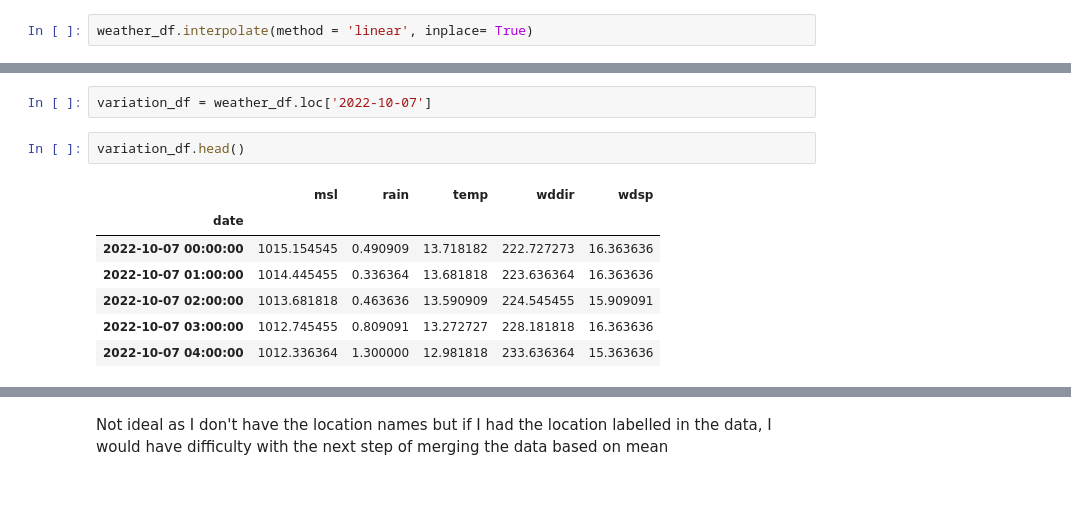
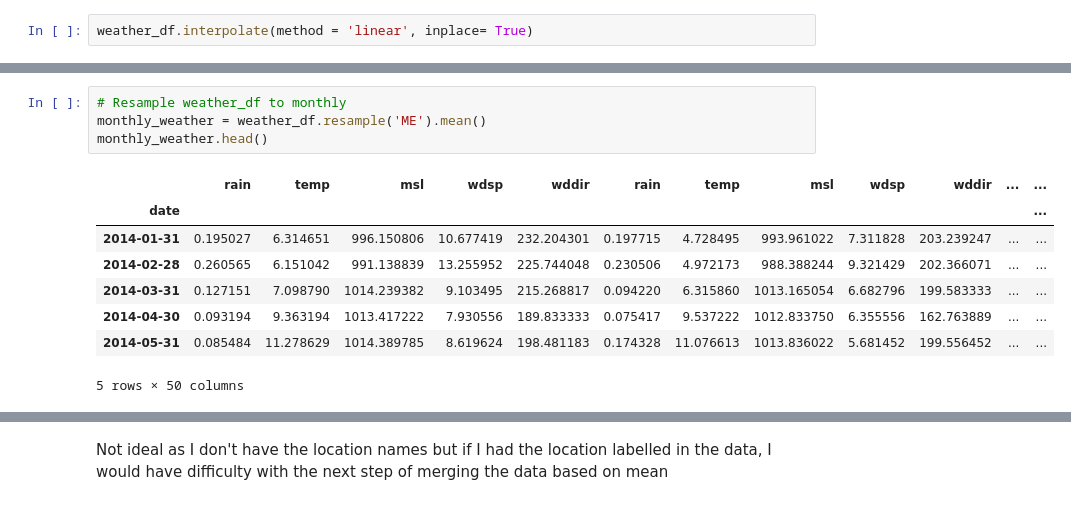
Before and after one commit to IreneKilgannon/PFDA, a Jupyter notebook: PFDA-project/wind.ipynb, the cells around one changed output, grey strips where cells are left out. Saved outputs shown, nothing was run; the diff lists cells and outputs as text.

```diff
--- a/PFDA-project/wind.ipynb
+++ b/PFDA-project/wind.ipynb
@@ -442,12 +410,13 @@ Name: 2021-02-06 23:00:00, dtype: float64
-# %%
-variation_df = weather_df.loc['2022-10-07']
-# %%
-variation_df.head()
-# %% [output]
-|  | msl | rain | temp | wddir | wdsp |
-| date |  |  |  |  |  |
-| 2022-10-07 00:00:00 | 1015.154545 | 0.490909 | 13.718182 | 222.727273 | 16.363636 |
-| 2022-10-07 01:00:00 | 1014.445455 | 0.336364 | 13.681818 | 223.636364 | 16.363636 |
-| 2022-10-07 02:00:00 | 1013.681818 | 0.463636 | 13.590909 | 224.545455 | 15.909091 |
-| 2022-10-07 03:00:00 | 1012.745455 | 0.809091 | 13.272727 | 228.181818 | 16.363636 |
-| 2022-10-07 04:00:00 | 1012.336364 | 1.300000 | 12.981818 | 233.636364 | 15.363636 |
+# %%
+# Resample weather_df to monthly
+monthly_weather = weather_df.resample('ME').mean()
+monthly_weather.head()
+# %% [output]
+|  | rain | temp | msl | wdsp | wddir | rain | temp | msl | wdsp | wddir | ... | ... |
+| date |  |  |  |  |  |  |  |  |  |  |  | ... |
+| 2014-01-31 | 0.195027 | 6.314651 | 996.150806 | 10.677419 | 232.204301 | 0.197715 | 4.728495 | 993.961022 | 7.311828 | 203.239247 | ... | ... |
+| 2014-02-28 | 0.260565 | 6.151042 | 991.138839 | 13.255952 | 225.744048 | 0.230506 | 4.972173 | 988.388244 | 9.321429 | 202.366071 | ... | ... |
+| 2014-03-31 | 0.127151 | 7.098790 | 1014.239382 | 9.103495 | 215.268817 | 0.094220 | 6.315860 | 1013.165054 | 6.682796 | 199.583333 | ... | ... |
+| 2014-04-30 | 0.093194 | 9.363194 | 1013.417222 | 7.930556 | 189.833333 | 0.075417 | 9.537222 | 1012.833750 | 6.355556 | 162.763889 | ... | ... |
+| 2014-05-31 | 0.085484 | 11.278629 | 1014.389785 | 8.619624 | 198.481183 | 0.174328 | 11.076613 | 1013.836022 | 5.681452 | 199.556452 | ... | ... |
+5 rows × 50 columns
```
Also changed, not shown: parts of 51 cells of this notebook, 3 other files.
